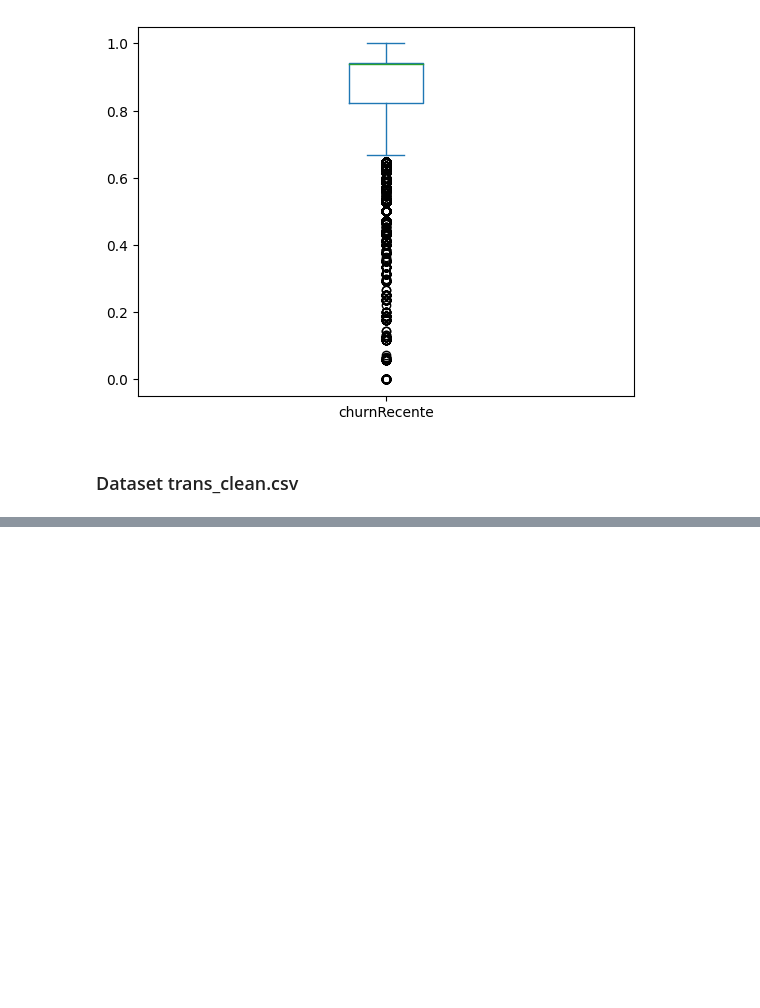
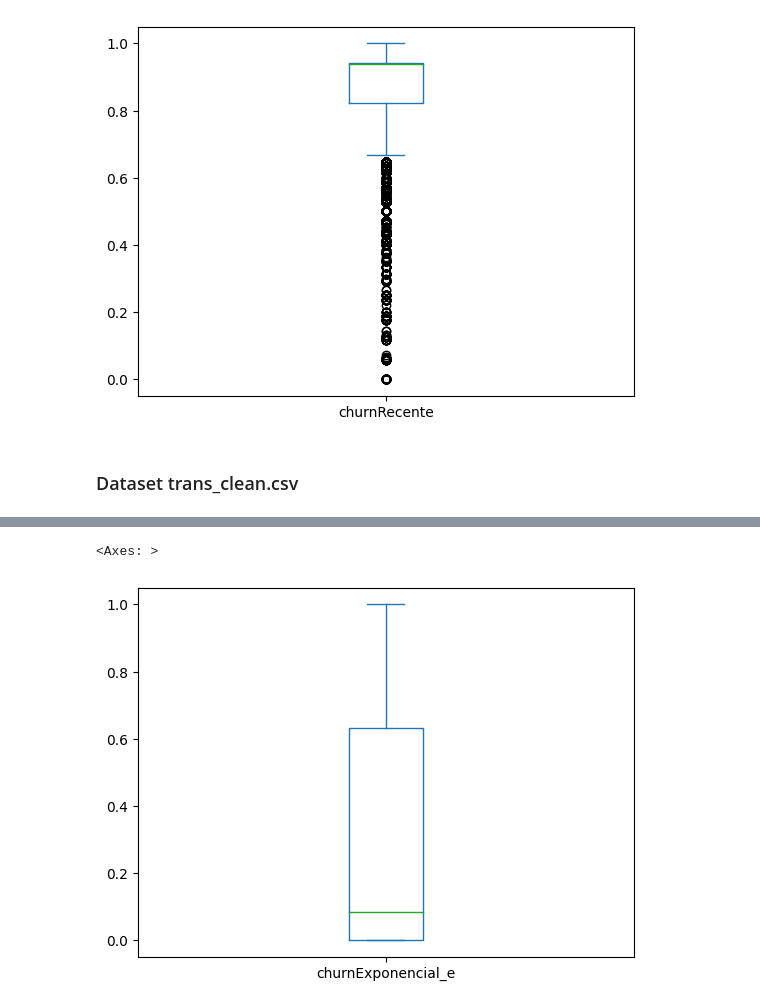
Before and after one commit to SabrinaBruni28/churn, a Jupyter notebook: ChurnFinal/Frequencia/Recente/Testes/ChurnsRecentes.ipynb, the cells around one changed output, grey strips where cells are left out. Drawn from its saved outputs; the diff is of its cells as text; code cells hidden in the pictures; blank space fills up the shorter version.

```diff
--- a/ChurnFinal/Frequencia/Recente/Testes/ChurnsRecentes.ipynb
+++ b/ChurnFinal/Frequencia/Recente/Testes/ChurnsRecentes.ipynb
@@ -115,0 +148,5 @@ df3.churnRecente.plot.box()
+# %%
+df3.churnExponencial_e.plot.box()
+# %% [output]
+<Axes: >
+[figure, added]
```
Also changed, not shown: parts of 5 cells of this notebook, 19 other files.
